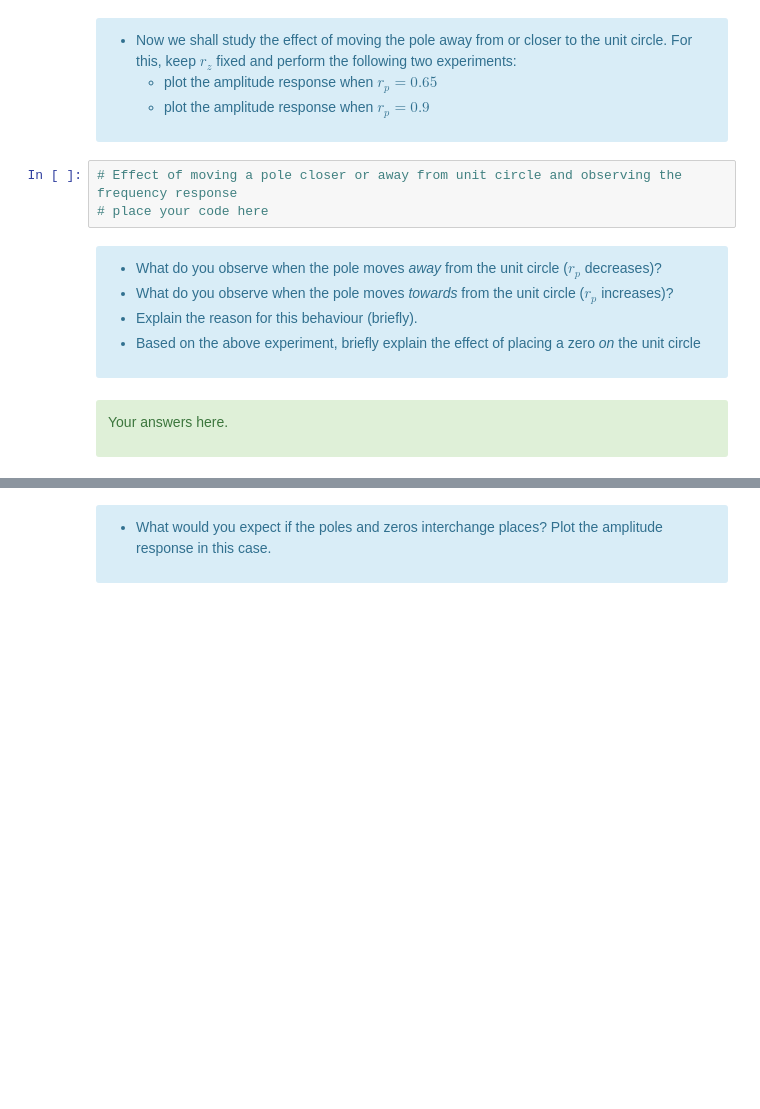
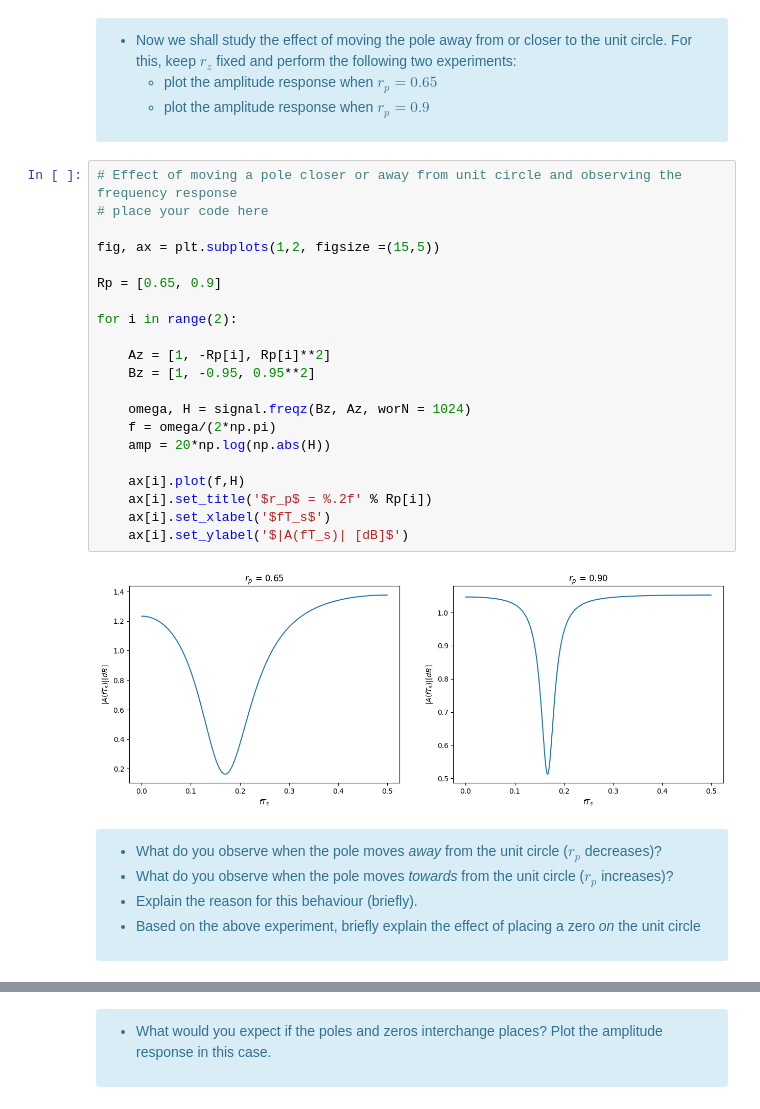
Before and after one commit to mrcocolinho/MSPS-Assignments, a Jupyter notebook: Notebooks/Assignment 3/ex03.ipynb, the cells around one changed output, grey strips where cells are left out. Saved outputs shown, nothing was run; the diff lists cells and outputs as text; blank space fills up the shorter version.

```diff
--- a/Notebooks/Assignment 3/ex03.ipynb
+++ b/Notebooks/Assignment 3/ex03.ipynb
@@ -405,9 +425,29 @@ plt.show()
     * plot the amplitude response when $r_p = 0.65$
     * plot the amplitude response when $r_p = 0.9$
 </div>
-# %%
-# Effect of moving a pole closer or away from unit circle and observing the frequency response
-# place your code here
+# %%
+# Effect of moving a pole closer or away from unit circle and observing the frequency response
+# place your code here
+
+fig, ax = plt.subplots(1,2, figsize =(15,5))
+
+Rp = [0.65, 0.9]
+
+for i in range(2):
+
+    Az = [1, -Rp[i], Rp[i]**2]
+    Bz = [1, -0.95, 0.95**2]
+
+    omega, H = signal.freqz(Bz, Az, worN = 1024)
+    f = omega/(2*np.pi)
+    amp = 20*np.log(np.abs(H))
+
+    ax[i].plot(f,H)
+    ax[i].set_title('$r_p$ = %.2f' % Rp[i])
+    ax[i].set_xlabel('$fT_s$')
+    ax[i].set_ylabel('$|A(fT_s)| [dB]$')
+# %% [output]
+[figure, added]
 # %% [markdown]
 <div class="alert alert-info">
 
@@ -416,8 +456,3 @@ plt.show()
 * Explain the reason for this behaviour (briefly).
 * Based on the above experiment, briefly explain the effect of placing a zero _on_ the unit circle
 </div>
-# %% [markdown]
-<div class="alert alert-success">
-
-Your answers here.
-</div>
```
Also changed, not shown: parts of 13 cells of this notebook.
